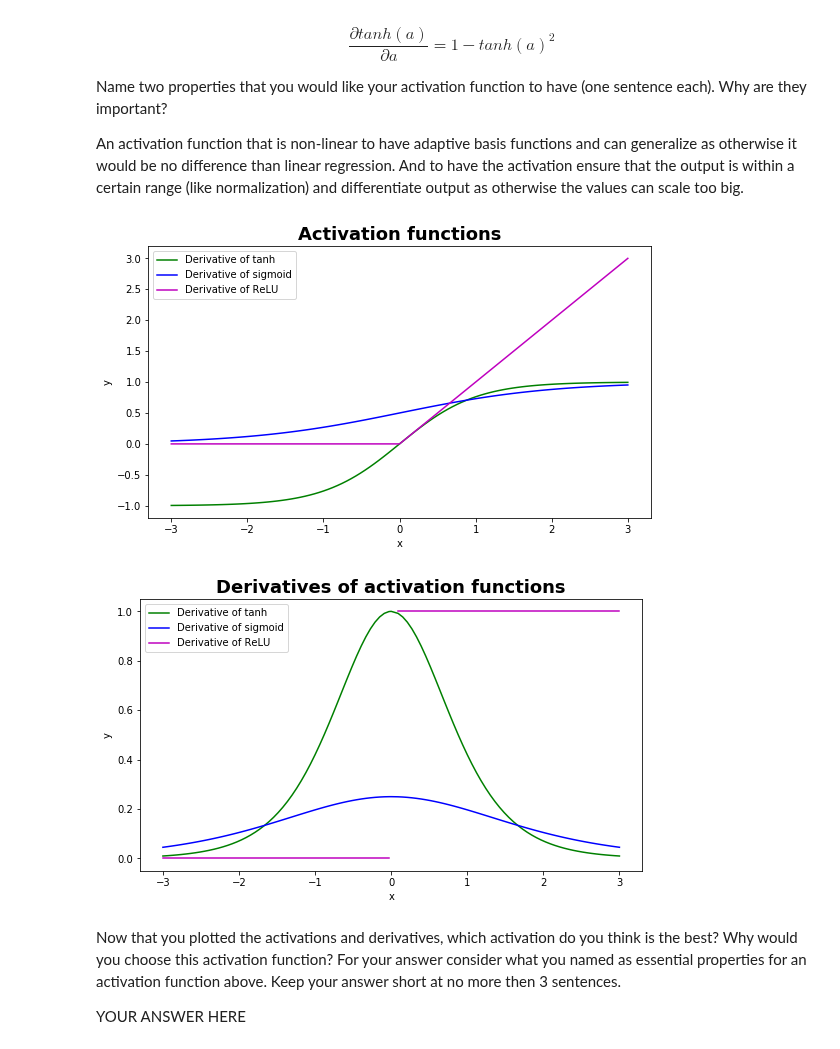
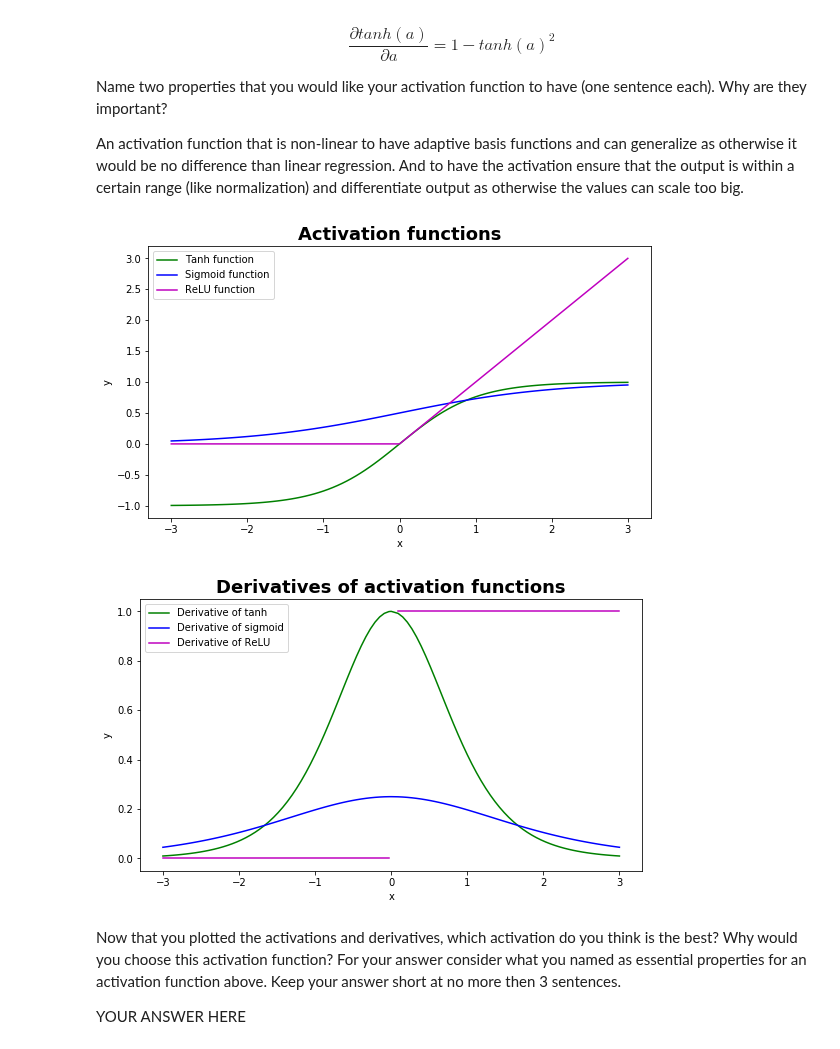
Before and after one commit to ML77777/ML1-18, a Jupyter notebook: Marvin/lab2.ipynb, the cells around one changed output. Drawn from its saved outputs; the diff is of its cells as text; code cells hidden in the pictures.

```diff
--- a/Marvin/lab2.ipynb
+++ b/Marvin/lab2.ipynb
@@ -1132,37 +1129,37 @@ def reluder(x):
 x = np.linspace(-3, 3, num=100)
 x[50] = 0
 
 tanh_value = tanh(x)
 sig_value = sigmoid(x)
 relu_value = relu(x)
 
 fontsize = 18
 #plt.subplot(1,2,1)
-plt.plot(x, tanh_value, 'g', label="Derivative of tanh")
-plt.plot(x, sig_value, 'b', label="Derivative of sigmoid")
-plt.plot(x, relu_value, 'm', label="Derivative of ReLU")
+plt.plot(x, tanh_value, 'g', label="Tanh function")
+plt.plot(x, sig_value, 'b', label="Sigmoid function")
+plt.plot(x, relu_value, 'm', label="ReLU function")
 plt.xlabel("x")
 plt.ylabel("y")
 plt.title("Activation functions",fontsize=fontsize,fontweight="bold")
 plt.legend()
 plt.show()
 
 tanhder_value = tanhder(x)
 sigder_value = sigmoidder(x)
 reluder_value = reluder(x)
 
 #plt.subplot(1,2,2)
 plt.plot(x, tanhder_value, 'g', label="Derivative of tanh")
 plt.plot(x, sigder_value, 'b', label="Derivative of sigmoid")
 plt.plot(x, reluder_value, 'm', label="Derivative of ReLU")
 plt.xlabel("x")
 plt.ylabel("y")
 plt.title("Derivatives of activation functions",fontsize=fontsize,fontweight="bold")
 plt.legend()
 
 plt.show()
 # %% [output]
-[figure, old version]
+[figure, new version]
 [figure]
 # %% [markdown]
 Now that you plotted the activations and derivatives, which activation do you think is the best? Why would you choose this activation function? For your answer consider what you named as essential properties for an activation function above. Keep your answer short at no more then 3 sentences.
```
Also changed, not shown: parts of 5 cells of this notebook.
